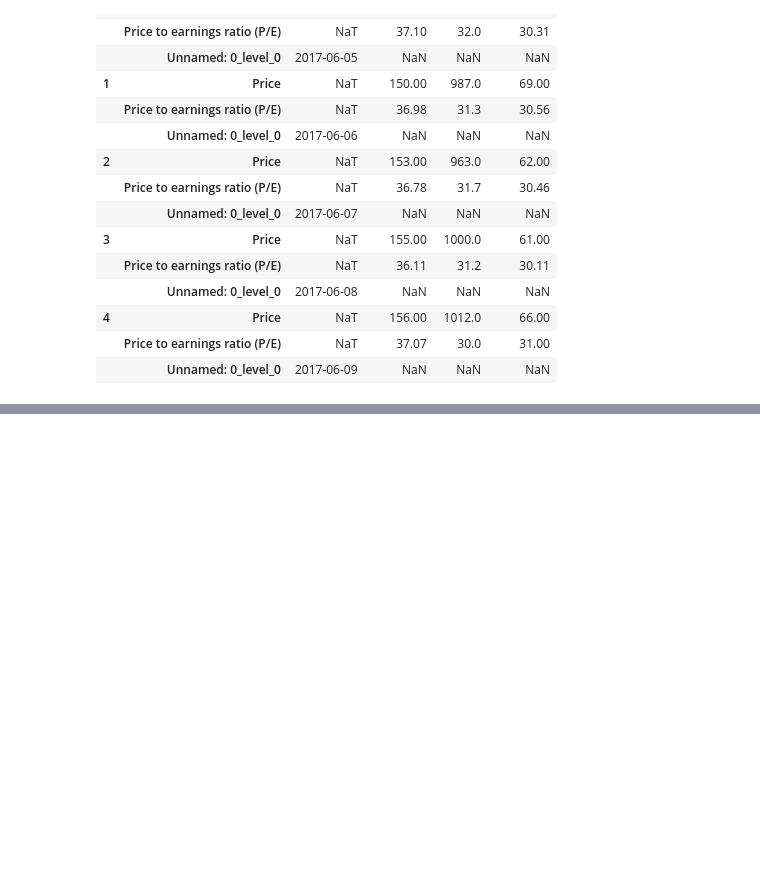
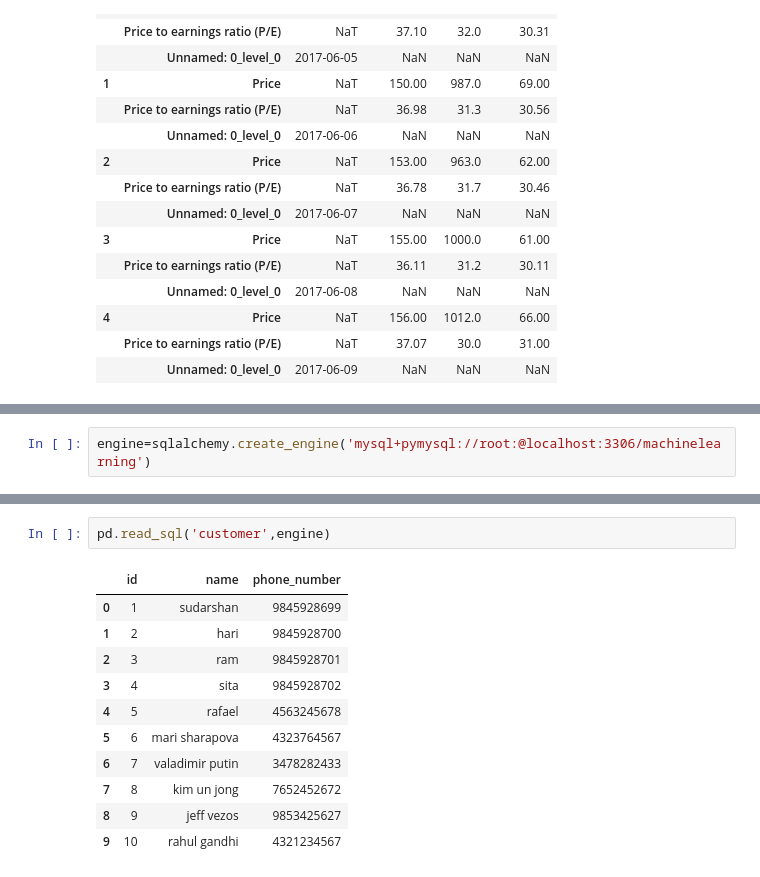
Before and after one commit to sudarshan-uprety/Machine-Leaning, a Jupyter notebook: Pandas/Pandas Notebook.ipynb, the cells around one changed output, grey strips where cells are left out. Drawn from its saved outputs; the diff is of its cells as text; blank space fills up the shorter version.

```diff
--- a/Pandas/Pandas Notebook.ipynb
+++ b/Pandas/Pandas Notebook.ipynb
@@ -1847,0 +1854,2 @@ pd.crosstab([df.Sex],[df.Handedness],values=df.age)
+# %%
+engine=sqlalchemy.create_engine('mysql+pymysql://root:@localhost:3306/machinelearning')
@@ -1847,0 +1922,14 @@ pd.crosstab([df.Sex],[df.Handedness],values=df.age)
+# %%
+pd.read_sql('customer',engine)
+# %% [output]
+|  | id | name | phone_number |
+| 0 | 1 | sudarshan | 9845928699 |
+| 1 | 2 | hari | 9845928700 |
+| 2 | 3 | ram | 9845928701 |
+| 3 | 4 | sita | 9845928702 |
+| 4 | 5 | rafael | 4563245678 |
+| 5 | 6 | mari sharapova | 4323764567 |
+| 6 | 7 | valadimir putin | 3478282433 |
+| 7 | 8 | kim un jong | 7652452672 |
+| 8 | 9 | jeff vezos | 9853425627 |
+| 9 | 10 | rahul gandhi | 4321234567 |
```
Also changed, not shown: parts of 16 cells of this notebook, 1 other file.
